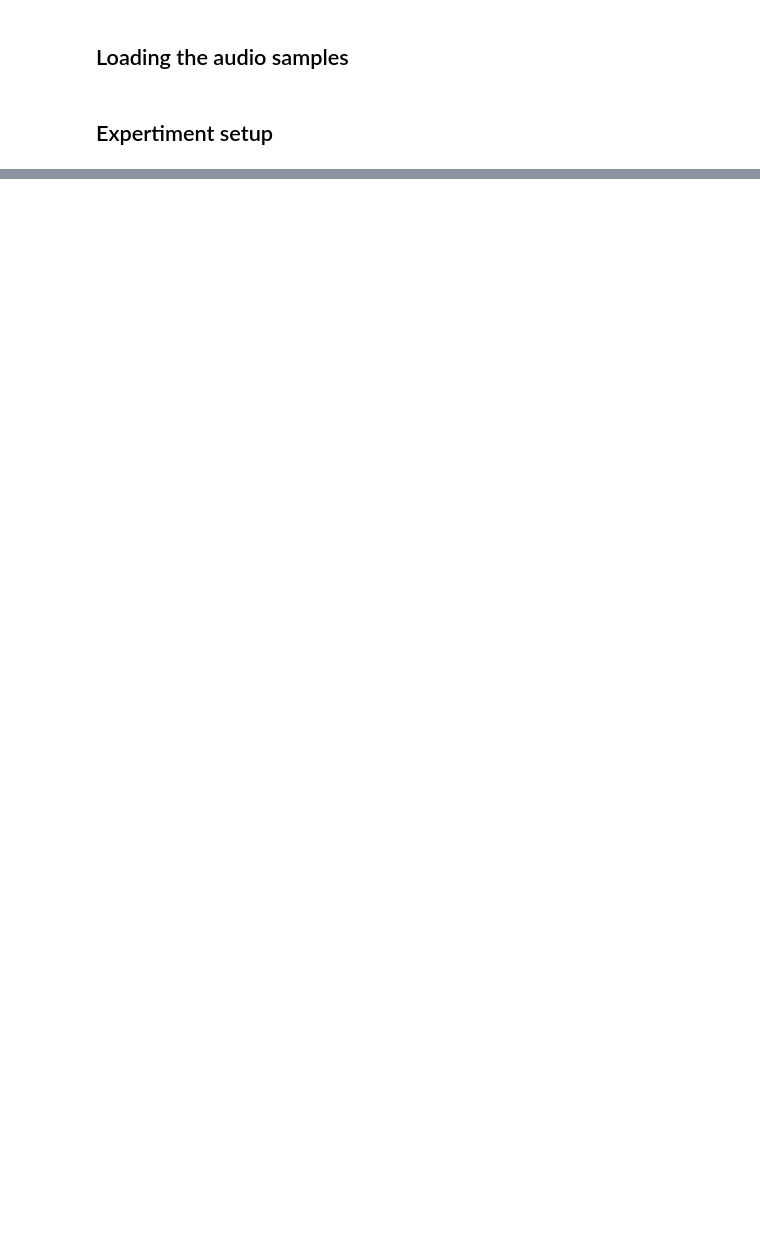
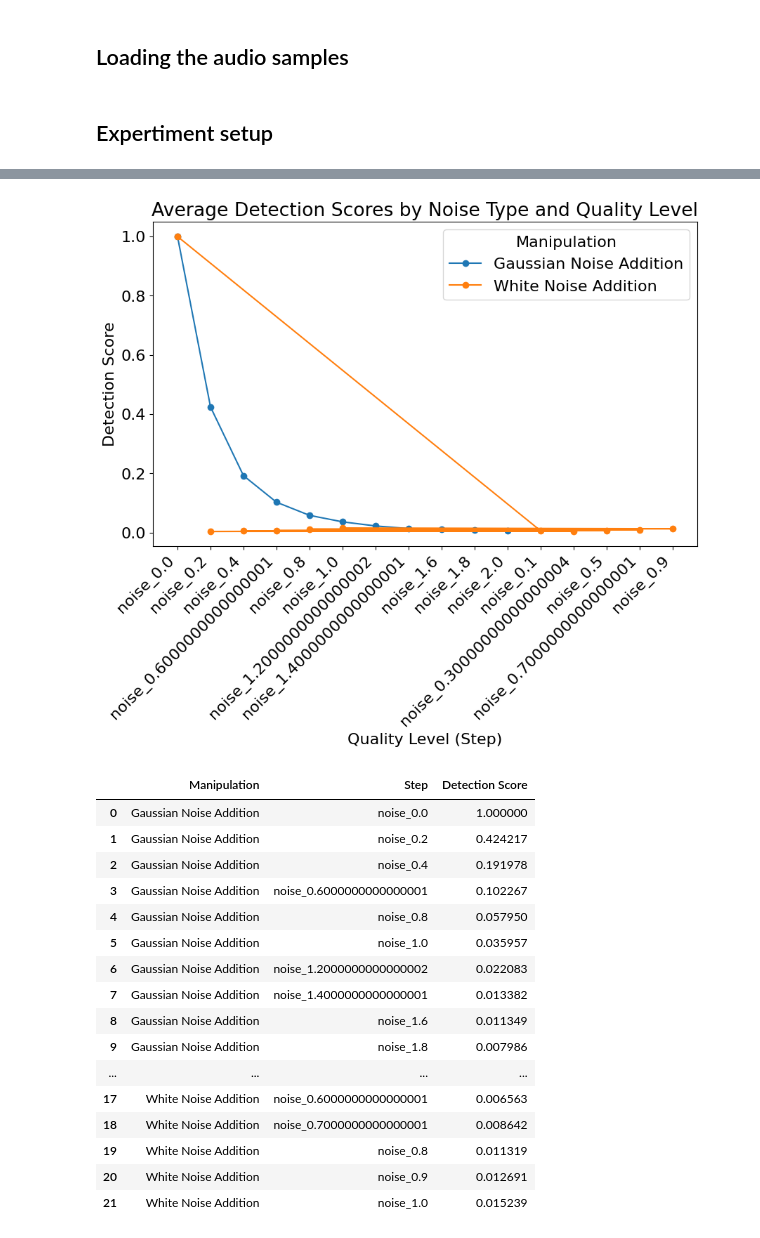
Before and after one commit to cyrannano/audioseal, a Jupyter notebook: experiments/analysis/manipulation_resistance/basic/test.ipynb, the cells around one changed output, grey strips where cells are left out. Cells and saved outputs as stored; diff of their text form; code cells hidden in the pictures; blank space fills up the shorter version.

```diff
--- a/experiments/analysis/manipulation_resistance/basic/test.ipynb
+++ b/experiments/analysis/manipulation_resistance/basic/test.ipynb
@@ -222,12 +187,12 @@ manipulations = [
     ('Lossy Compression', apply_lossy_compression),
     ('Lossless Compression', apply_lossless_compression),
     ('White Noise Addition', lambda audio, _: add_noise(audio, "white")),
-    ('Gaussian Noise Addition', lambda audio, _: add_noise(audio, "gaussian")),
+    ('Gaussian Noise Addition', lambda audio, _: add_noise(audio, "gaussian", np.linspace(0, 2, 11))),
     ('Low-pass Filter', lambda audio, sr: apply_filter(audio, sr, "lowpass")),
     ('High-pass Filter', lambda audio, sr: apply_filter(audio, sr, "highpass")),
     ('Band-pass Filter', lambda audio, sr: apply_filter(audio, sr, "bandpass")),
-    ('Downsampling', lambda audio, sr: resample_audio(audio, sr, sr // 2)),
-    ('Upsampling', lambda audio, sr: resample_audio(audio, sr, sr * 2)),
+    # ('Downsampling', lambda audio, sr: resample_audio(audio, sr, sr // 2)),
+    # ('Upsampling', lambda audio, sr: resample_audio(audio, sr, sr * 2)),
     ('Equalization', equalize_audio),
     ('Reverberation', add_reverb),
     ('Time-Scale Modification', lambda audio, _: time_scale_modification(audio, 1.5)),
@@ -466,0 +378,6 @@ plot_results(experiment_results)
+# %%
+manipulations = [
+    ('White Noise Addition', lambda audio, _: add_noise(audio, "white", np.linspace(0, 0.025, 10))),
+]
+
+experiment_results = perform_experiment(filtered_metadata, base_audio_path, manipulations, True)
@@ -466,0 +386,4 @@ plot_results(experiment_results)
+# %%
+experiment_results = pd.DataFrame(experiment_results)
+# %%
+experiment_data = experiment_results
@@ -466,0 +602,50 @@ plot_results(experiment_results)
+# %%
+import pandas as pd
+import matplotlib.pyplot as plt
+
+# Define noise-related manipulations
+noise_types = ['Gaussian Noise Addition', 'White Noise Addition']
+
+# Filter the dataset for noise-related manipulations
+noise_data = experiment_data[experiment_data['Manipulation'].isin(noise_types)]
+
+# Calculate the average detection scores for each noise type and quality level
+avg_noise_detection_scores_quality = noise_data.groupby(['Manipulation', 'Step'])['Detection Score'].mean().reset_index()
+
+# Function to plot the results
+def plot_avg_detection_scores(data, x, y, hue, title, xlabel, ylabel):
+    plt.figure(figsize=(10, 6))
+    for manipulation in data[hue].unique():
+        subset = data[data[hue] == manipulation]
+        plt.plot(subset[x], subset[y], marker='o', label=manipulation)
+    plt.title(title)
+    plt.xlabel(xlabel)
+    plt.ylabel(ylabel)
+    plt.legend(title=hue)
+    plt.xticks(rotation=45, ha='right')
+    plt.show()
+
+# Plot average detection scores for each noise type and quality level
+plot_avg_detection_scores(avg_noise_detection_scores_quality, 'Step', 'Detection Score', 'Manipulation', 'Average Detection Scores by Noise Type and Quality Level', 'Quality Level (Step)', 'Detection Score')
+
+# Display the calculated average detection scores for noise types (optional, for viewing in a notebook)
+display(avg_noise_detection_scores_quality)
+# %% [output]
+[figure, added]
+|  | Manipulation | Step | Detection Score |
+| 0 | Gaussian Noise Addition | noise_0.0 | 1.000000 |
+| 1 | Gaussian Noise Addition | noise_0.2 | 0.424217 |
+| 2 | Gaussian Noise Addition | noise_0.4 | 0.191978 |
+| 3 | Gaussian Noise Addition | noise_0.6000000000000001 | 0.102267 |
+| 4 | Gaussian Noise Addition | noise_0.8 | 0.057950 |
+| 5 | Gaussian Noise Addition | noise_1.0 | 0.035957 |
+| 6 | Gaussian Noise Addition | noise_1.2000000000000002 | 0.022083 |
+| 7 | Gaussian Noise Addition | noise_1.4000000000000001 | 0.013382 |
+| 8 | Gaussian Noise Addition | noise_1.6 | 0.011349 |
+| 9 | Gaussian Noise Addition | noise_1.8 | 0.007986 |
+| ... | ... | ... | ... |
+| 17 | White Noise Addition | noise_0.6000000000000001 | 0.006563 |
+| 18 | White Noise Addition | noise_0.7000000000000001 | 0.008642 |
+| 19 | White Noise Addition | noise_0.8 | 0.011319 |
+| 20 | White Noise Addition | noise_0.9 | 0.012691 |
+| 21 | White Noise Addition | noise_1.0 | 0.015239 |
```
Also changed, not shown: parts of 14 cells of this notebook, 18 other files.
